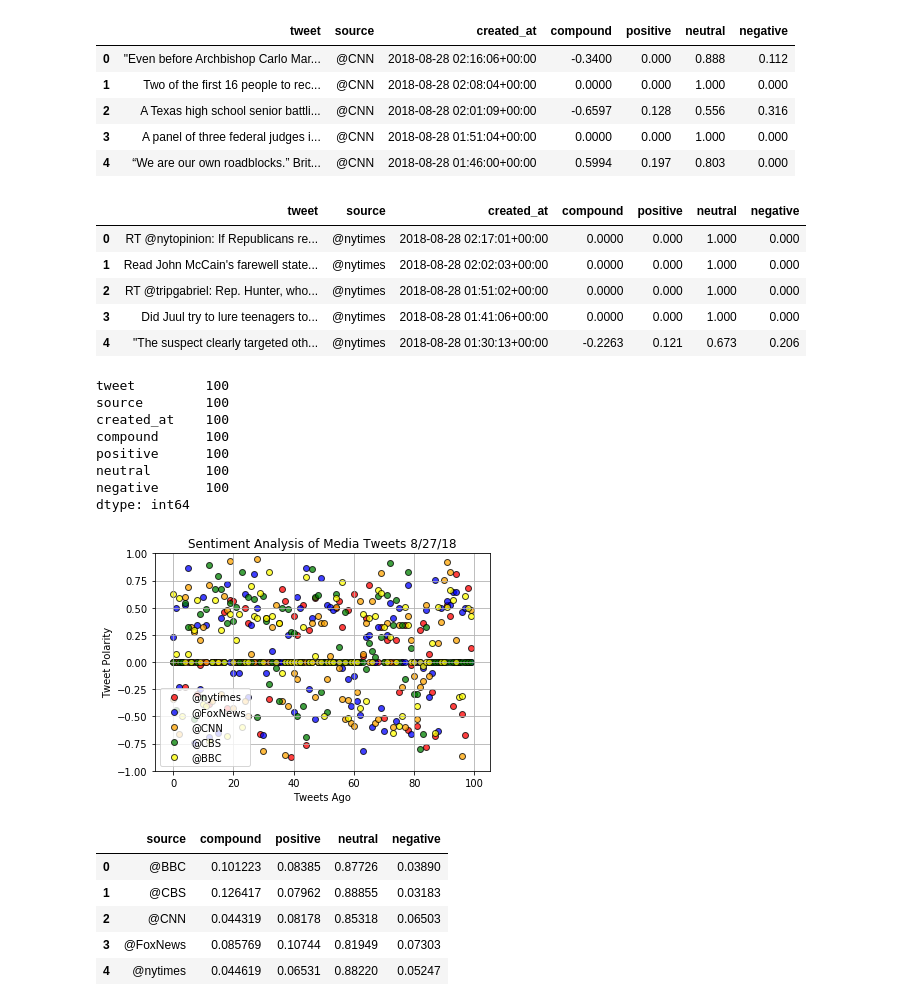
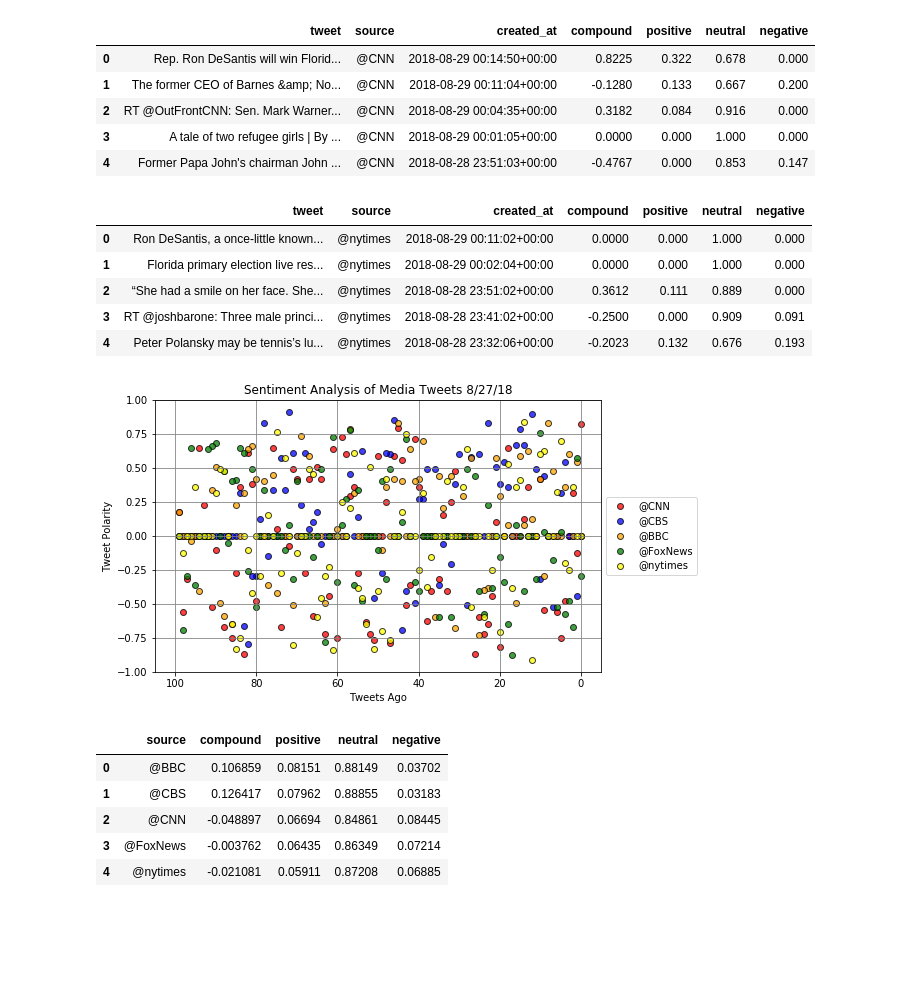
Before and after one commit to jjrx/twitteranalytics-hw, a Jupyter notebook: hw.ipynb, the cells around one changed output. Cells and saved outputs as stored; diff of their text form; code cells hidden in the pictures; blank space fills up the shorter version.

```diff
--- a/hw.ipynb
+++ b/hw.ipynb
@@ -23,10 +24,15 @@ twitter_list = []
 # %%
-# Loop through 5 pages of tweets (total 100 tweets)
-for key, value in target_dict.items():
+# List of news source to extract tweets from
+sources = ['@CNN', '@CBS', '@BBC', '@FoxNews', '@nytimes']
+
+# Get 100 tweets for each news source
+for source in sources:
+
+    # Loop through 5 pages of tweets (total 100 tweets)
     for x in range(1, 6):
 
         # Get all tweets from home feed
-        public_tweets = api.user_timeline(key, page=x)
+        public_tweets = api.user_timeline(source, page=x)
 
         # Loop through all tweets
         for tweet in public_tweets:
@@ -36,10 +42,13 @@ for key, value in target_dict.items():
             # Run Vader Analysis on each tweet
             results = analyzer.polarity_scores(tweet['text'])
 
+            # Store each component of Vader Analysis in temp variable
             comp_score = results['compound']
             pos_score = results['pos']
             neu_score = results['neu']
             neg_score = results['neg']
 
-            twitter_list.append({'source': key, 'tweet': text, 'created_at': time, 'compound': comp_score, 'positive': pos_score,
-                                'neutral': neu_score, 'negative': neg_score})
+            # Append a dictionary containing information about current tweet to our main list
+            twitter_list.append({'source': source, 'tweet': text, 'created_at': time,
+                                 'compound': comp_score, 'positive': pos_score,
+                                 'neutral': neu_score, 'negative': neg_score})
@@ -79,19 +103,20 @@ tweet_df = tweet_df[['tweet', 'source', 'created_at', 'compound', 'positive', 'n
 tweet_df.head()
 # %% [output]
 |  | tweet | source | created_at | compound | positive | neutral | negative |
-| 0 | "Even before Archbishop Carlo Mar... | @CNN | 2018-08-28 02:16:06+00:00 | -0.3400 | 0.000 | 0.888 | 0.112 |
-| 1 | Two of the first 16 people to rec... | @CNN | 2018-08-28 02:08:04+00:00 | 0.0000 | 0.000 | 1.000 | 0.000 |
-| 2 | A Texas high school senior battli... | @CNN | 2018-08-28 02:01:09+00:00 | -0.6597 | 0.128 | 0.556 | 0.316 |
-| 3 | A panel of three federal judges i... | @CNN | 2018-08-28 01:51:04+00:00 | 0.0000 | 0.000 | 1.000 | 0.000 |
-| 4 | “We are our own roadblocks.” Brit... | @CNN | 2018-08-28 01:46:00+00:00 | 0.5994 | 0.197 | 0.803 | 0.000 |
+| 0 | Rep. Ron DeSantis will win Florid... | @CNN | 2018-08-29 00:14:50+00:00 | 0.8225 | 0.322 | 0.678 | 0.000 |
+| 1 | The former CEO of Barnes &amp; No... | @CNN | 2018-08-29 00:11:04+00:00 | -0.1280 | 0.133 | 0.667 | 0.200 |
+| 2 | RT @OutFrontCNN: Sen. Mark Warner... | @CNN | 2018-08-29 00:04:35+00:00 | 0.3182 | 0.084 | 0.916 | 0.000 |
+| 3 | A tale of two refugee girls | By ... | @CNN | 2018-08-29 00:01:05+00:00 | 0.0000 | 0.000 | 1.000 | 0.000 |
+| 4 | Former Papa John's chairman John ... | @CNN | 2018-08-28 23:51:03+00:00 | -0.4767 | 0.000 | 0.853 | 0.147 |
 # %%
+# Sort by source and date to get latest tweets at top
 tweet_df = tweet_df.sort_values(['source', 'created_at'], ascending=False).reset_index()
 del tweet_df['index']
 tweet_df.head()
 # %% [output]
 |  | tweet | source | created_at | compound | positive | neutral | negative |
-| 0 | RT @nytopinion: If Republicans re... | @nytimes | 2018-08-28 02:17:01+00:00 | 0.0000 | 0.000 | 1.000 | 0.000 |
-| 1 | Read John McCain's farewell state... | @nytimes | 2018-08-28 02:02:03+00:00 | 0.0000 | 0.000 | 1.000 | 0.000 |
-| 2 | RT @tripgabriel: Rep. Hunter, who... | @nytimes | 2018-08-28 01:51:02+00:00 | 0.0000 | 0.000 | 1.000 | 0.000 |
-| 3 | Did Juul try to lure teenagers to... | @nytimes | 2018-08-28 01:41:06+00:00 | 0.0000 | 0.000 | 1.000 | 0.000 |
-| 4 | "The suspect clearly targeted oth... | @nytimes | 2018-08-28 01:30:13+00:00 | -0.2263 | 0.121 | 0.673 | 0.206 |
+| 0 | Ron DeSantis, a once-little known... | @nytimes | 2018-08-29 00:11:02+00:00 | 0.0000 | 0.000 | 1.000 | 0.000 |
+| 1 | Florida primary election live res... | @nytimes | 2018-08-29 00:02:04+00:00 | 0.0000 | 0.000 | 1.000 | 0.000 |
+| 2 | “She had a smile on her face. She... | @nytimes | 2018-08-28 23:51:02+00:00 | 0.3612 | 0.111 | 0.889 | 0.000 |
+| 3 | RT @joshbarone: Three male princi... | @nytimes | 2018-08-28 23:41:02+00:00 | -0.2500 | 0.000 | 0.909 | 0.091 |
+| 4 | Peter Polansky may be tennis’s lu... | @nytimes | 2018-08-28 23:32:06+00:00 | -0.2023 | 0.132 | 0.676 | 0.193 |
@@ -100,12 +122,0 @@ tweet_df.to_csv('recent_news_tweets')
-# %%
-# ensure each news source has 100 tweets
-tweet_df.loc[tweet_df['source']=='@CNN', :].count()
-# %% [output]
-tweet         100
-source        100
-created_at    100
-compound      100
-positive      100
-neutral       100
-negative      100
-dtype: int64
@@ -112,30 +126,39 @@ dtype: int64
 # %%
+# Choose different color for each news source
 colors = ['red', 'blue', 'orange', 'green', 'yellow']
-sources = tweet_df['source'].unique()
+
+# Change size of plot
+plt.figure(figsize=(8,5))
+
+# x variable keeps track of location in 'colors' list
 x = 0
+# Add points to the scatter plot for each news source
 for source in sources:
     plt.scatter(np.arange(0,100), tweet_df.loc[tweet_df['source']==source,:]['compound'], color=colors[x], alpha=0.75, edgecolors='black', label=source)
-    x +=1
-plt.grid()
+    x += 1
+
+plt.grid(color='gray')
 plt.xlabel("Tweets Ago")
 plt.ylabel("Tweet Polarity")
+plt.xlim(105, -5)
 plt.ylim(-1,1)
 plt.title("Sentiment Analysis of Media Tweets 8/27/18")
-plt.legend(loc="best")
+plt.legend(loc='center left', bbox_to_anchor=(1, 0.5))
+
 plt.savefig('graphs/scatter.png')
 # %% [output]
-[figure, old version]
+[figure, new version]
 # %%
-# group df by source to get average polarity scores
+# Group df by source to get average polarity scores
 tweet_group = tweet_df.groupby(['source']).mean().reset_index()
 tweet_group
 # %% [output]
 |  | source | compound | positive | neutral | negative |
-| 0 | @BBC | 0.101223 | 0.08385 | 0.87726 | 0.03890 |
+| 0 | @BBC | 0.106859 | 0.08151 | 0.88149 | 0.03702 |
 | 1 | @CBS | 0.126417 | 0.07962 | 0.88855 | 0.03183 |
-| 2 | @CNN | 0.044319 | 0.08178 | 0.85318 | 0.06503 |
-| 3 | @FoxNews | 0.085769 | 0.10744 | 0.81949 | 0.07303 |
-| 4 | @nytimes | 0.044619 | 0.06531 | 0.88220 | 0.05247 |
+| 2 | @CNN | -0.048897 | 0.06694 | 0.84861 | 0.08445 |
+| 3 | @FoxNews | -0.003762 | 0.06435 | 0.86349 | 0.07214 |
+| 4 | @nytimes | -0.021081 | 0.05911 | 0.87208 | 0.06885 |
 # %%
 colors = ['yellow', 'green', 'orange', 'blue', 'red']
 
```
Also changed, not shown: parts of 10 cells of this notebook, 4 other files.
